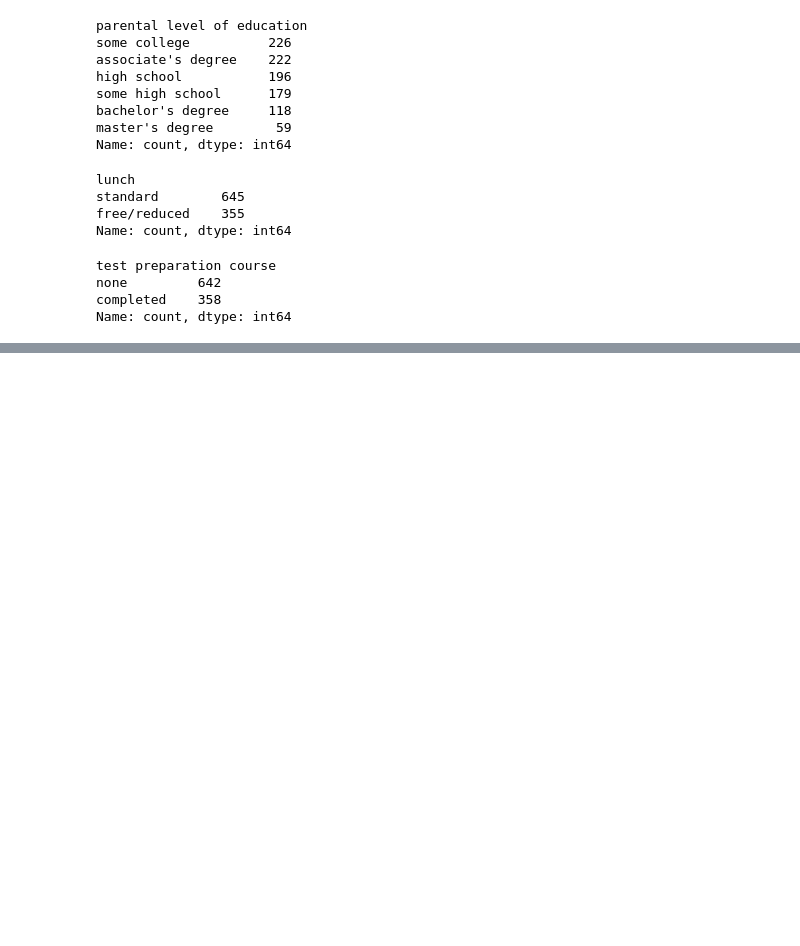
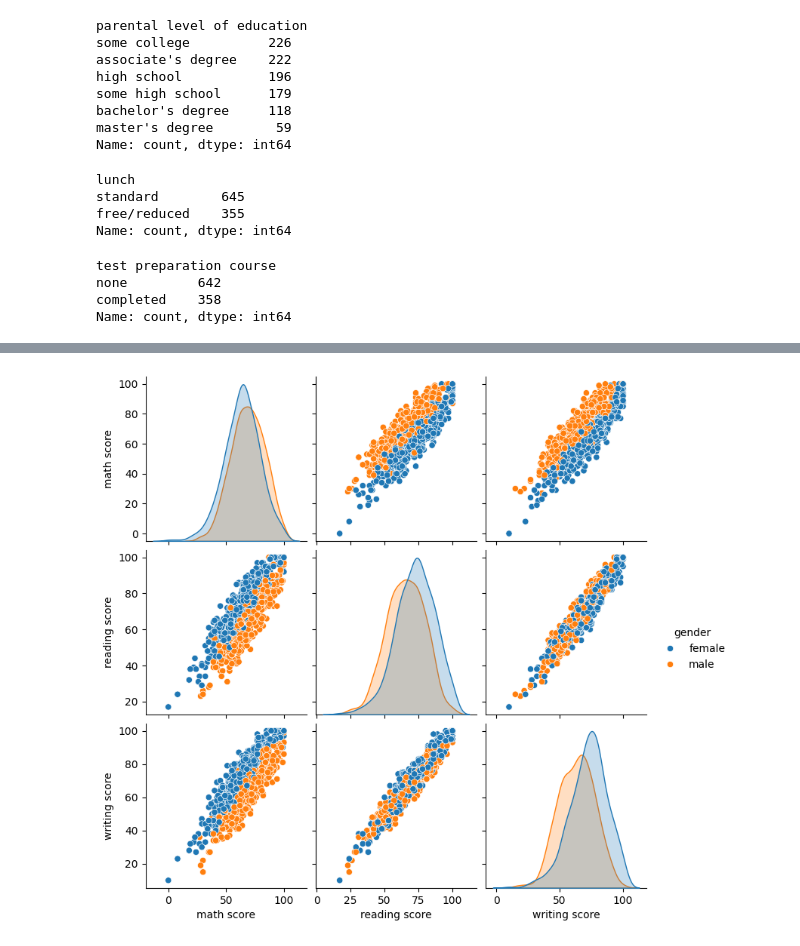
Before and after one commit to KARINAgoncalvesSOARES/kmens, a Jupyter notebook: 2_StudentsPerformance/Students_Performance.ipynb, the cells around one changed output, grey strips where cells are left out. Drawn from its saved outputs; the diff is of its cells as text; code cells hidden in the pictures; blank space fills up the shorter version.

```diff
--- a/2_StudentsPerformance/Students_Performance.ipynb
+++ b/2_StudentsPerformance/Students_Performance.ipynb
@@ -144,0 +187,5 @@ Name: count, dtype: int64
+# %%
+sns.pairplot(data = df,hue="gender")
+plt.show()
+# %% [output]
+[figure, added]
```
Also changed, not shown: parts of 20 cells of this notebook.
